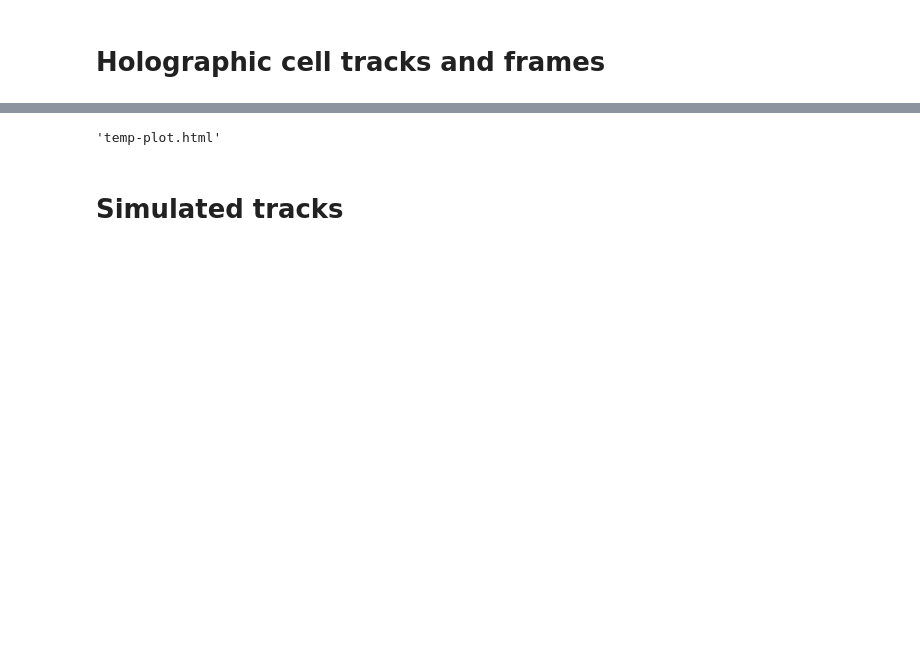
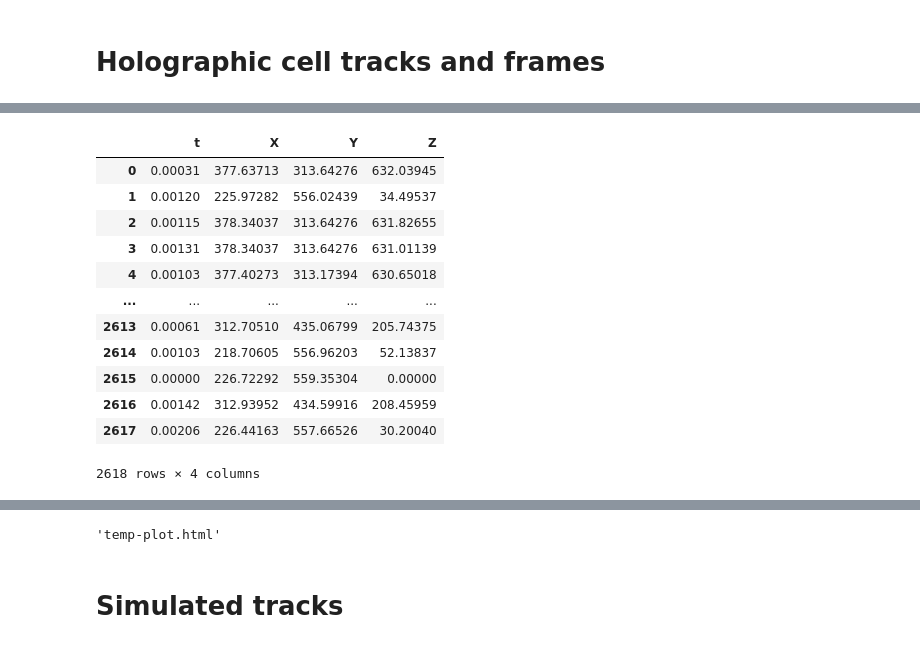
Before and after one commit to eers500/Holography-Code, a Jupyter notebook: Code/plot_simulated_tracks_and_holographic_tracks_and_frames.ipynb, the cells around one changed output, grey strips where cells are left out. Saved outputs shown, nothing was run; the diff lists cells and outputs as text; code cells hidden in the pictures; blank space fills up the shorter version.

```diff
--- a/Code/plot_simulated_tracks_and_holographic_tracks_and_frames.ipynb
+++ b/Code/plot_simulated_tracks_and_holographic_tracks_and_frames.ipynb
@@ -23,11 +24,13 @@ plotly.offline.init_notebook_mode()
 path = gui.diropenbox()
 
 #tracks = pd.DataFrame(data=np.zeros((1, 8)), columns=['t', 'X', 'Y', 'Z', 'xx', 'yy', 'zz', 'PARTICLE'])
-tracks = pd.DataFrame(data=np.zeros((1, 5)), columns=['I_GS', 'X', 'Y', 'Z', 'PARTICLE'])
+#tracks = pd.DataFrame(data=np.zeros((1, 5)), columns=['I_GS', 'X', 'Y', 'Z', 'PARTICLE'])
+tracks = pd.DataFrame(data = np.zeros((1, 4)), columns=['t', 'X', 'Y', 'Z'])
 for file in files:
     t = pd.read_table(path+'\\'+file, header=None)
 #    t.columns = ['t', 'X', 'Y', 'Z', 'xx', 'yy', 'zz']
-    t.columns = ['I_GS', 'X', 'Y', 'Z']
+#    t.columns = ['I_GS', 'X', 'Y', 'Z']
+    t.columns = ['t', 'X', 'Y', 'Z']
     t.columns
     t['PARTICLE'] = [file] * len(t)
     tracks = pd.concat([tracks, t])
@@ -42,0 +48,2 @@ iplot(fig)
+# %%
+path = gui.diropenbox()
@@ -42,0 +54,12 @@ iplot(fig)
+# %%
+all_files = os.listdir(path)
+tracks = pd.DataFrame(data = np.zeros((1, 4)), columns=['t', 'X', 'Y', 'Z'])
+
+for file in all_files:
+    t = pd.read_table(path+'\\'+file, header=None)
+    t = t[:-1]
+    t.columns = ['t', 'X', 'Y', 'Z']
+    tracks = pd.concat([tracks, t])
+tracks = tracks[1:]
+tracks = tracks.reset_index()
+tracks = tracks.drop(columns='index')
@@ -42,0 +73,16 @@ iplot(fig)
+# %%
+tracks
+# %% [output]
+|  | t | X | Y | Z |
+| 0 | 0.00031 | 377.63713 | 313.64276 | 632.03945 |
+| 1 | 0.00120 | 225.97282 | 556.02439 | 34.49537 |
+| 2 | 0.00115 | 378.34037 | 313.64276 | 631.82655 |
+| 3 | 0.00131 | 378.34037 | 313.64276 | 631.01139 |
+| 4 | 0.00103 | 377.40273 | 313.17394 | 630.65018 |
+| ... | ... | ... | ... | ... |
+| 2613 | 0.00061 | 312.70510 | 435.06799 | 205.74375 |
+| 2614 | 0.00103 | 218.70605 | 556.96203 | 52.13837 |
+| 2615 | 0.00000 | 226.72292 | 559.35304 | 0.00000 |
+| 2616 | 0.00142 | 312.93952 | 434.59916 | 208.45959 |
+| 2617 | 0.00206 | 226.44163 | 557.66526 | 30.20040 |
+2618 rows × 4 columns
```
Also changed, not shown: parts of 5 cells of this notebook, 5 other files.
